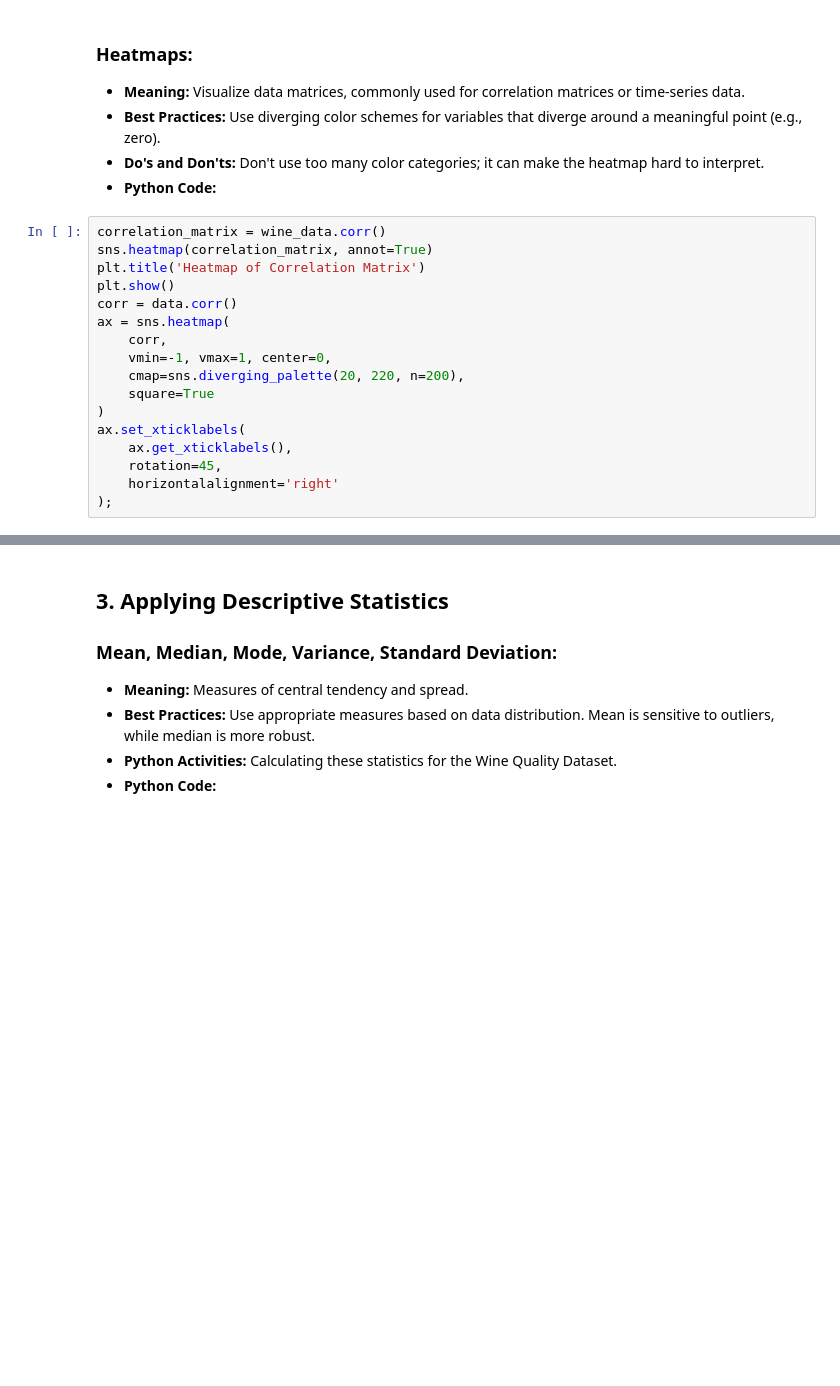
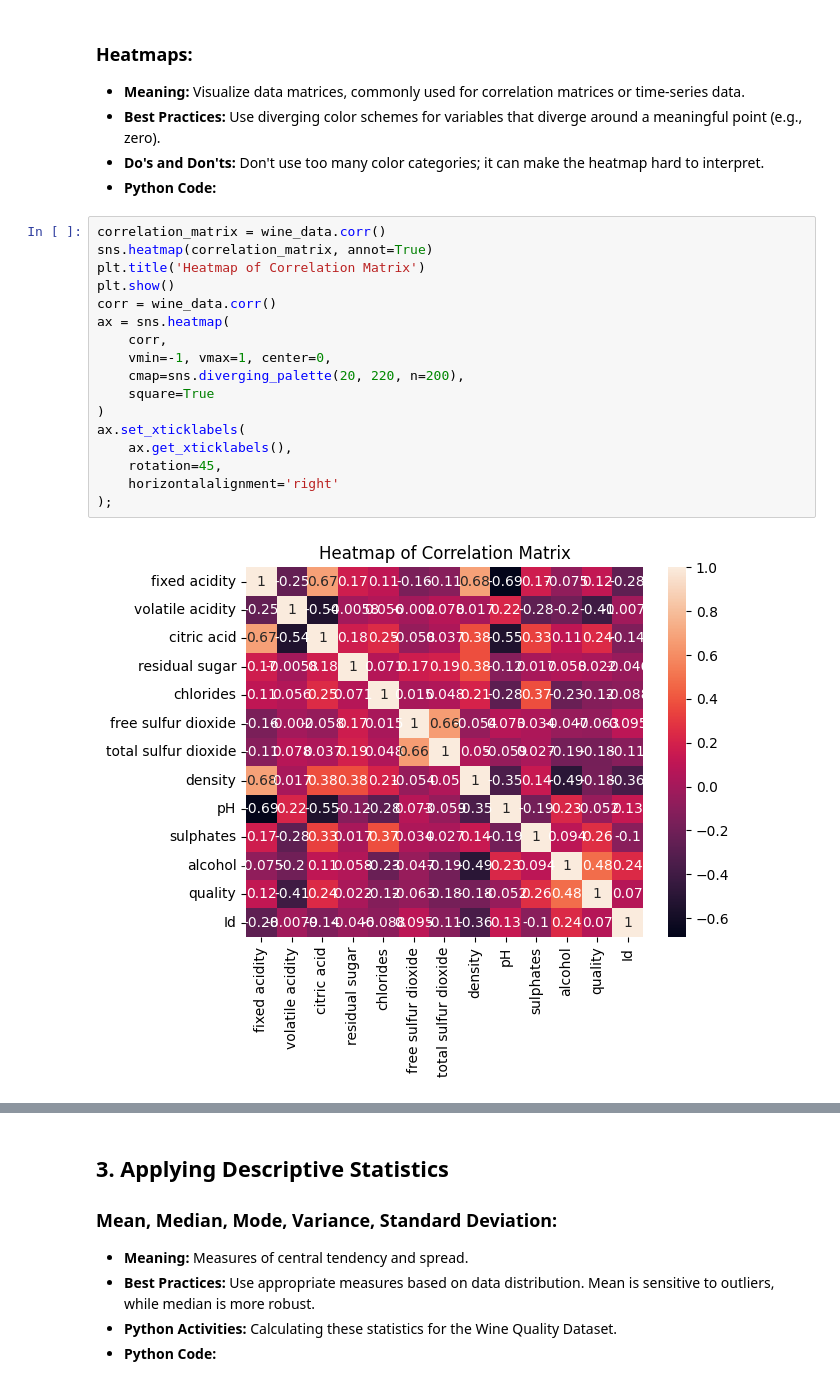
Before and after one commit to 100daysofml/100daysofml.github.io, a Jupyter notebook: _sources/Week_04/Lesson_16.ipynb, the cells around one changed output, grey strips where cells are left out. Saved outputs shown, nothing was run; the diff lists cells and outputs as text; blank space fills up the shorter version.

```diff
--- a/_sources/Week_04/Lesson_16.ipynb
+++ b/_sources/Week_04/Lesson_16.ipynb
@@ -82,17 +83,19 @@ plt.show()
 # %%
 correlation_matrix = wine_data.corr()
 sns.heatmap(correlation_matrix, annot=True)
 plt.title('Heatmap of Correlation Matrix')
 plt.show()
-corr = data.corr()
+corr = wine_data.corr()
 ax = sns.heatmap(
     corr,
     vmin=-1, vmax=1, center=0,
     cmap=sns.diverging_palette(20, 220, n=200),
     square=True
 )
 ax.set_xticklabels(
     ax.get_xticklabels(),
     rotation=45,
     horizontalalignment='right'
 );
+# %% [output]
+[figure, added]
```
Also changed, not shown: parts of 6 cells of this notebook, 27 other files.
